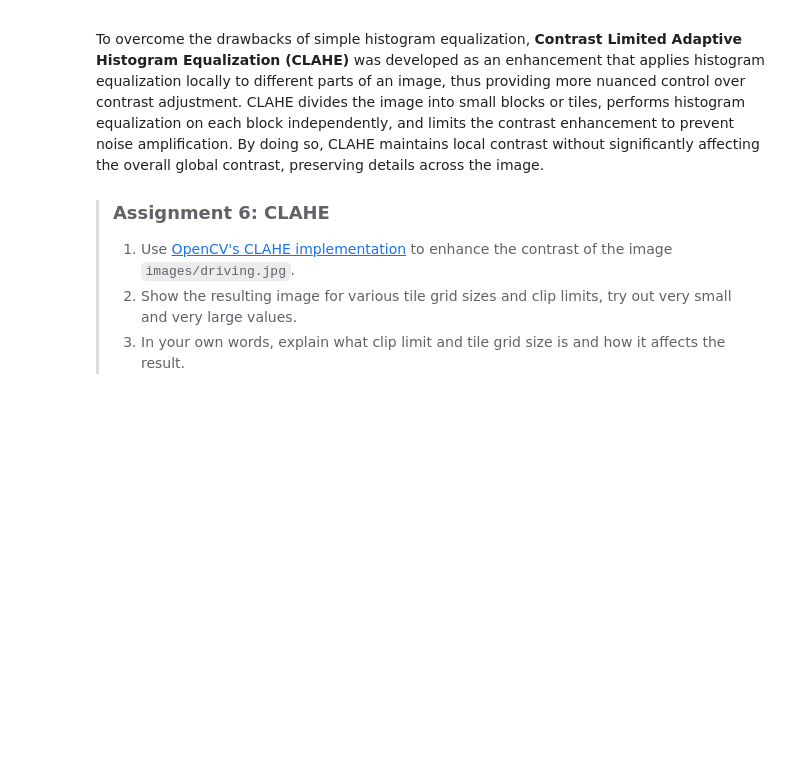
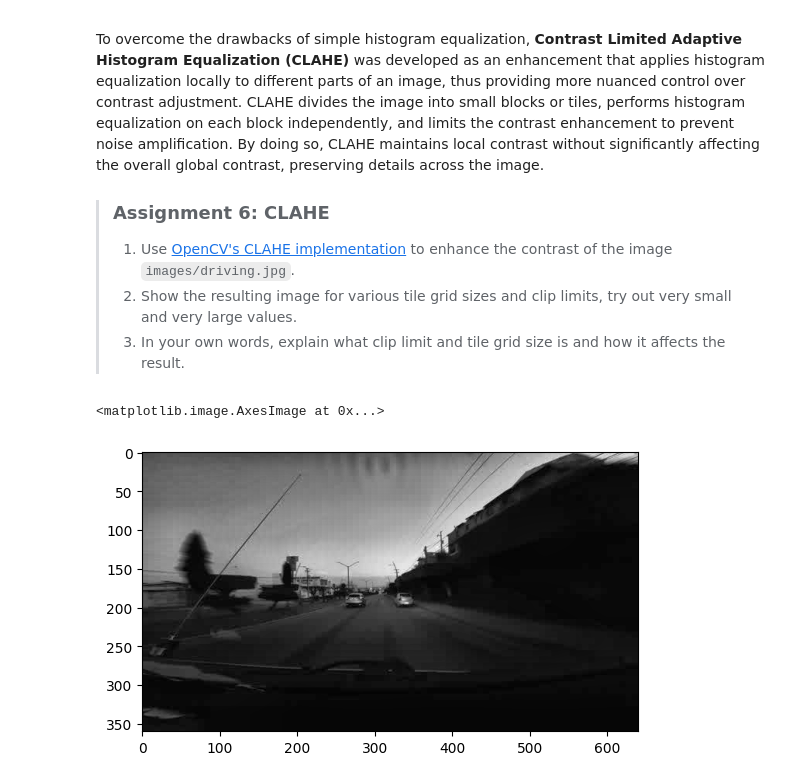
Before and after one commit to ferit-osirv/lab-2-color-spaces-and-histograms-valentinveselcic, a Jupyter notebook: lab2.ipynb, the cells around one changed output. Cells and saved outputs as stored; diff of their text form; code cells hidden in the pictures; blank space fills up the shorter version.

```diff
--- a/lab2.ipynb
+++ b/lab2.ipynb
@@ -396,3 +421,15 @@ To overcome the drawbacks of simple histogram equalization, **Contrast Limited A
 > 1. Use [OpenCV's CLAHE implementation](https://docs.opencv.org/4.x/d5/daf/tutorial_py_histogram_equalization.html) to enhance the contrast of the image `images/driving.jpg`.
 > 2. Show the resulting image for various tile grid sizes and clip limits, try out very small and very large values.
 > 3. In your own words, explain what clip limit and tile grid size is and how it affects the result.
+# %%
+img = cv.imread('images/driving.jpg')
+img = cv.cvtColor(img, cv.COLOR_BGR2GRAY)
+
+clahe = cv.createCLAHE(clipLimit=2.0, tileGridSize=(8,8))
+cl1 = clahe.apply(img)
+
+
+plt.imshow(cl1, cmap = 'gray')
+# %% [output]
+<matplotlib.image.AxesImage at 0x...>
+[figure, added]
```
Also changed, not shown: parts of 3 cells of this notebook.
